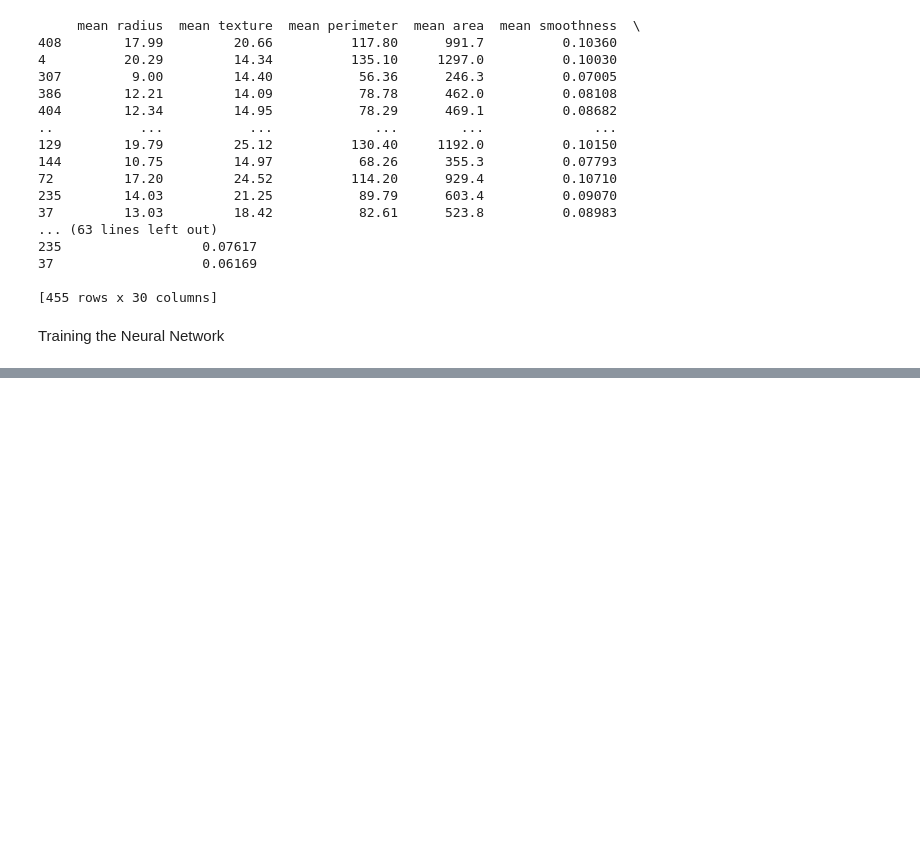
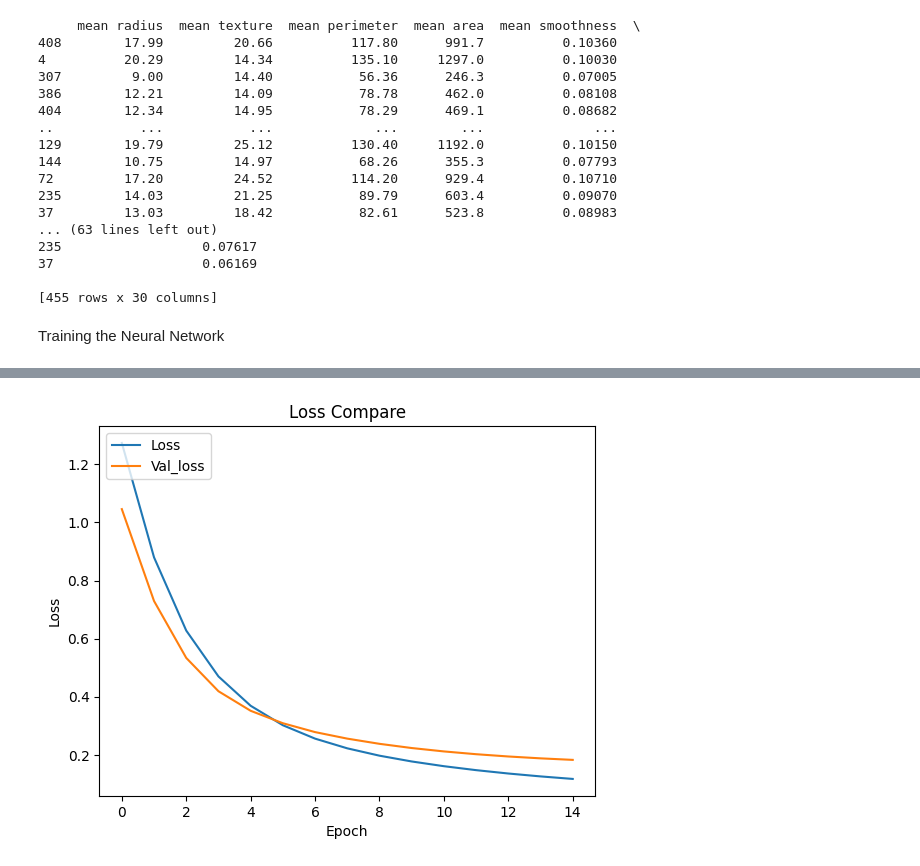
Before and after one commit to Ashmit0405/Breast-Cancer-Detection, a Jupyter notebook: Breast_Cancer_Detection.ipynb, the cells around one changed output, grey strips where cells are left out. Saved outputs shown, nothing was run; the diff lists cells and outputs as text; code cells hidden in the pictures; blank space fills up the shorter version.

```diff
--- a/Breast_Cancer_Detection.ipynb
+++ b/Breast_Cancer_Detection.ipynb
@@ -130,0 +141,12 @@ print(accuracy)
+# %%
+loss=history.history["loss"]
+val_loss=history.history["val_loss"]
+plt.plot(loss,label="Loss")
+plt.plot(val_loss,label="Val_loss")
+plt.title("Loss Compare")
+plt.ylabel('Loss')
+plt.xlabel('Epoch')
+plt.legend(loc='upper left')
+plt.show()
+# %% [output]
+[figure, added]
```
Also changed, not shown: parts of 4 cells of this notebook.
